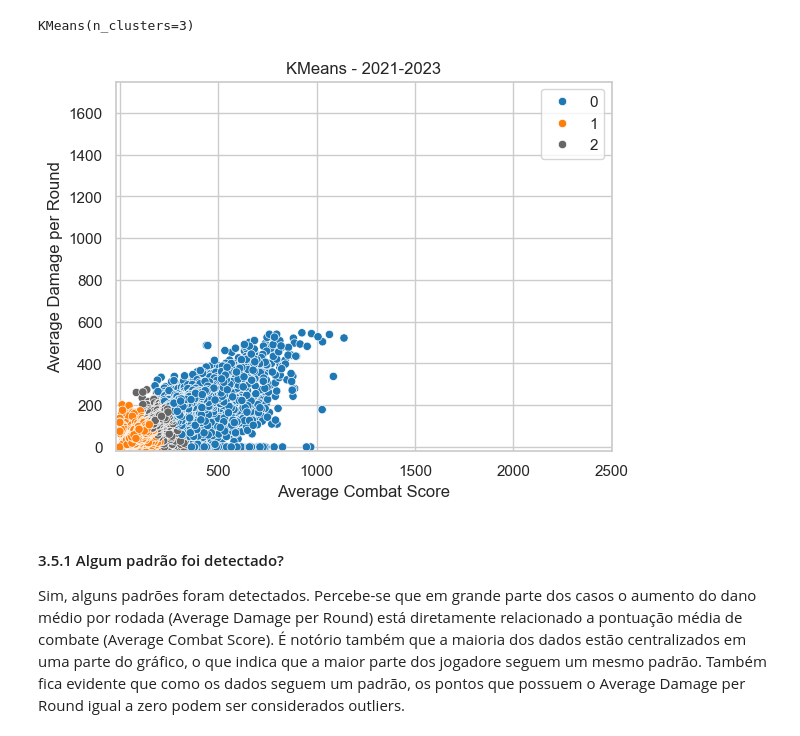
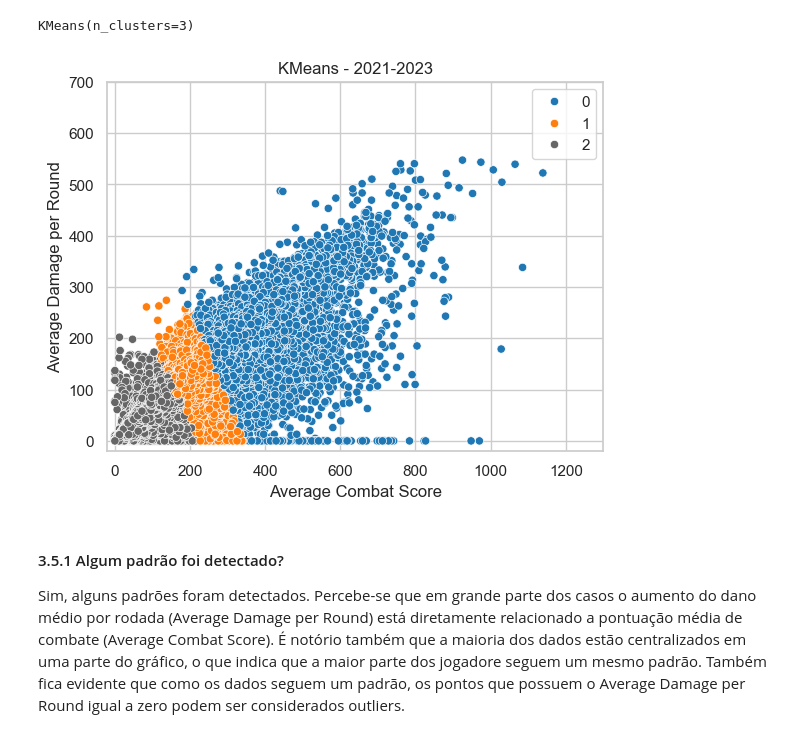
Before and after one commit to PedroLSCabral/Projeto-ICD, a Jupyter notebook: Presentation.ipynb, the cells around one changed output. Cells and saved outputs as stored; diff of their text form; code cells hidden in the pictures.

```diff
--- a/Presentation.ipynb
+++ b/Presentation.ipynb
@@ -539,13 +539,13 @@ kmeans.fit(overview_group)
 KMeans(n_clusters=3)
 # %%
 sns.scatterplot(data=overview_group, x="Average Combat Score", y="Average Damage per Round", hue=kmeans.labels_, palette= personalizado_paleta)
-plt.xlim(-20, 2500)
-plt.ylim(-20, 1750)
+plt.xlim(-20, 1300)
+plt.ylim(-20, 700)
 plt.title('KMeans - 2021-2023')
 
 plt.show()
 # %% [output]
-[figure, old version]
+[figure, new version]
 # %% [markdown]
 <h4>3.5.1 Algum padrão foi detectado?</h4>
 
```
Also changed, not shown: parts of 3 cells of this notebook.
